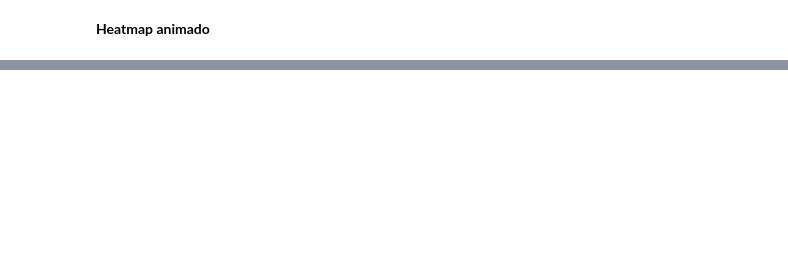
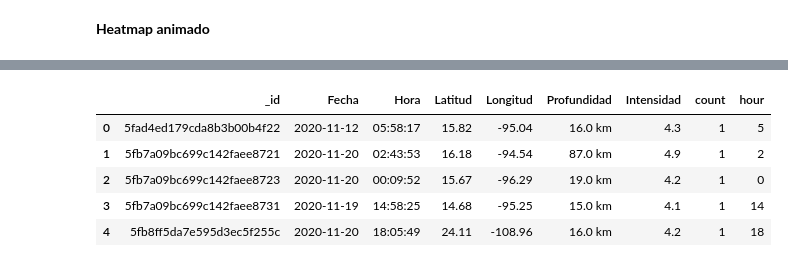
Before and after one commit to YonatanRA/rebootcamp, a Jupyter notebook: notebooks/w4_d2 - ETL 1 (terremotos).ipynb, the cells around one changed output, grey strips where cells are left out. Drawn from its saved outputs; the diff is of its cells as text; code cells hidden in the pictures; blank space fills up the shorter version.

```diff
--- a/notebooks/w4_d2 - ETL 1 (terremotos).ipynb
+++ b/notebooks/w4_d2 - ETL 1 (terremotos).ipynb
@@ -108,0 +111,3 @@ u.query
+# %%
+cliente=pymongo.MongoClient()
+db=cliente.earthquake
@@ -112,0 +314,31 @@ u.query
+# %%
+def animated_map(query={'Intensidad':{'$gt':0}}):
+
+    lst=list(db.ssnUnam.find(query))
+
+    data=pd.DataFrame(lst)
+    data['count']=1
+    data['hour']=data.Hora.apply(lambda x: int(x.split(':')[0]))
+
+    value_data=[data.loc[data.hour==h,
+                        ['Latitud', 'Longitud', 'count']]\
+               .groupby(['Latitud', 'Longitud'])\
+               .sum()\
+               .reset_index().values.tolist()
+               for h in data.hour.sort_values().unique()]
+
+    display(data.head())
+
+    mapa=folium.Map([19.42, -99.12], zoom_start=4)
+
+    HMWT(value_data,
+         radius=5,
+         gradient={0.2:'blue', 0.4:'lime', 0.6:'orange', 1:'red'},
+         min_opacity=0.5,
+         max_opacity=0.8,
+         use_local_extrema=True).add_to(mapa)
+
+
+    mapa.save('../images/animated_quake_map_mex.html')
+
+    display(mapa)
@@ -112,0 +355,9 @@ u.query
+# %%
+animated_map({'Intensidad':{'$gt':4}})
+# %% [output]
+|  | _id | Fecha | Hora | Latitud | Longitud | Profundidad | Intensidad | count | hour |
+| 0 | 5fad4ed179cda8b3b00b4f22 | 2020-11-12 | 05:58:17 | 15.82 | -95.04 | 16.0 km | 4.3 | 1 | 5 |
+| 1 | 5fb7a09bc699c142faee8721 | 2020-11-20 | 02:43:53 | 16.18 | -94.54 | 87.0 km | 4.9 | 1 | 2 |
+| 2 | 5fb7a09bc699c142faee8723 | 2020-11-20 | 00:09:52 | 15.67 | -96.29 | 19.0 km | 4.2 | 1 | 0 |
+| 3 | 5fb7a09bc699c142faee8731 | 2020-11-19 | 14:58:25 | 14.68 | -95.25 | 15.0 km | 4.1 | 1 | 14 |
+| 4 | 5fb8ff5da7e595d3ec5f255c | 2020-11-20 | 18:05:49 | 24.11 | -108.96 | 16.0 km | 4.2 | 1 | 18 |
```
Also changed, not shown: parts of 23 cells of this notebook, 2 other files.
